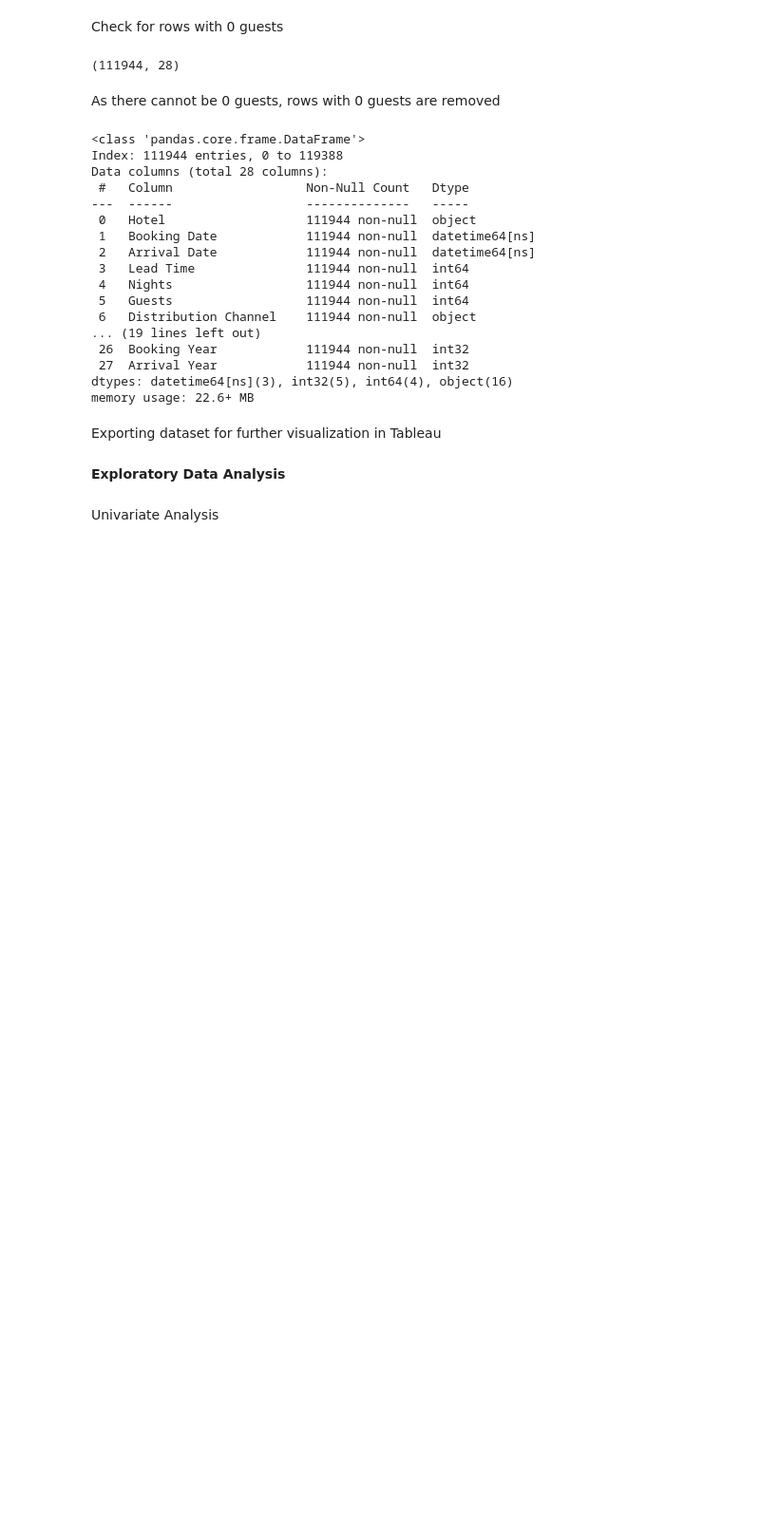
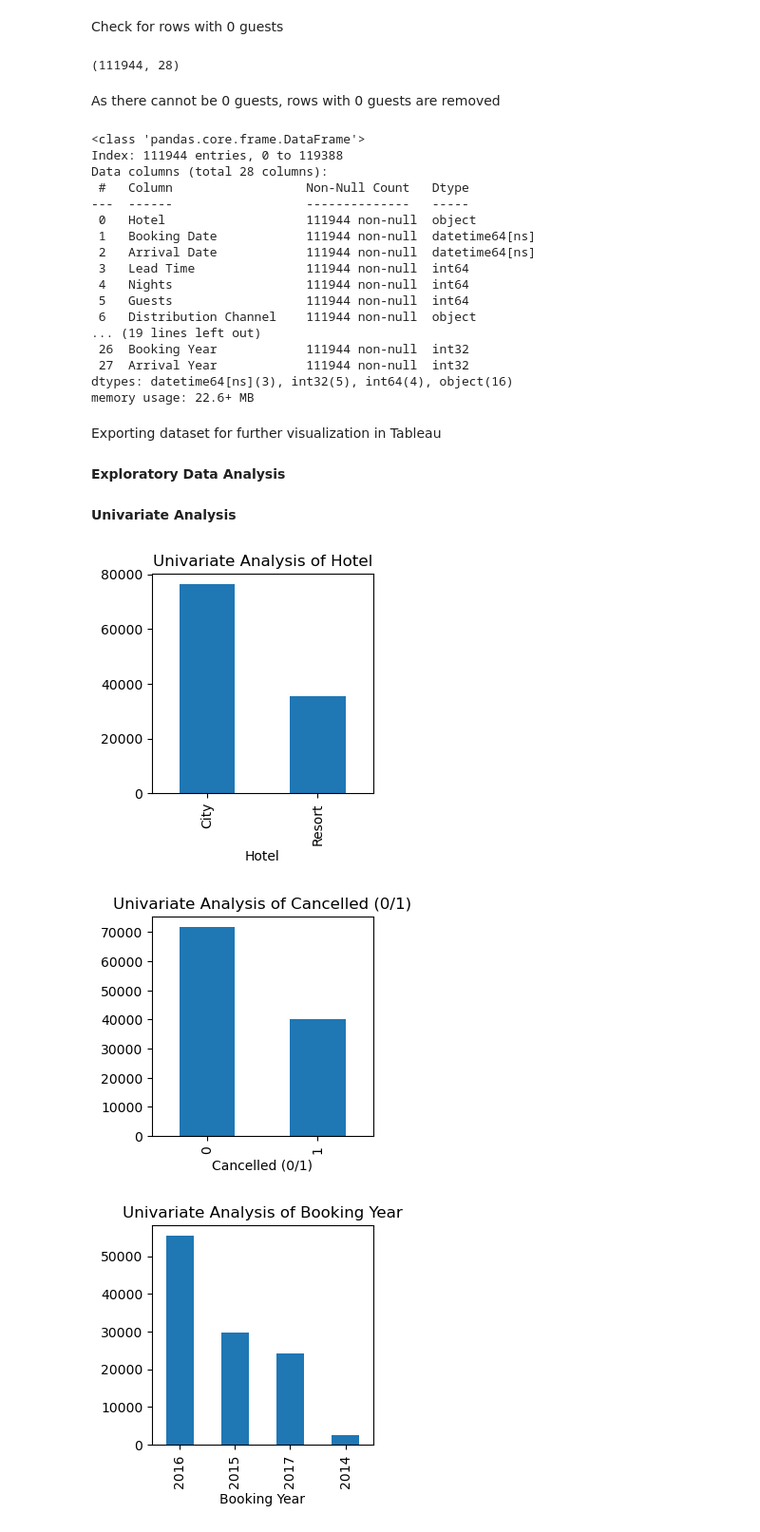
Before and after one commit to PoojaChandrashekara/Analysing-Booking-Data-For-Major-Hotel-Chain, a Jupyter notebook: booking-analysis.ipynb, the cells around one changed output. Shown at 95% size. Drawn from its saved outputs; the diff is of its cells as text; code cells hidden in the pictures; blank space fills up the shorter version.

```diff
--- a/booking-analysis.ipynb
+++ b/booking-analysis.ipynb
@@ -449,5 +453,3 @@ Exporting dataset for further visualization in Tableau
 df_no_outliers.to_csv('data/Booking_Data_Cleaned.csv', index=False)
 # %% [markdown]
 **Exploratory Data Analysis**
-# %% [markdown]
-Univariate Analysis
@@ -456,0 +456,18 @@ Univariate Analysis
+# %% [markdown]
+**Univariate Analysis**
+# %%
+#performing univariate analysis
+# performing univariate analysis on "Hotel", "Cancelled", "Booking year", "Booking month", "Booking day", "Arrival year", "Arrival month", "Arrival day", "Lead Time Category", "Stay Duration Category", "Guest Category", "Revenue Category", "Revenue Loss Category", "ADR Category"
+def univariate_analysis(var):
+    for i in var:
+        plt.figure(figsize=(3,3))
+
+        df_no_outliers[i].value_counts().plot(kind='bar')
+        plt.title(f'Univariate Analysis of {i}')
+        plt.show()
+columns = ["Hotel", "Cancelled (0/1)", "Booking Year", "Booking Month", "Booking Day", "Arrival Year", "Arrival Month", "Arrival Day", "Lead Time Category", "Stay Duration Category", "Guest Category", "Revenue Category", "Revenue Loss Category", "ADR Category"]
+univariate_analysis(columns)
+# %% [output]
+[figure, added]
+[figure, added]
+[figure, added]
```
Also changed, not shown: parts of 66 cells of this notebook, 1 other file.
